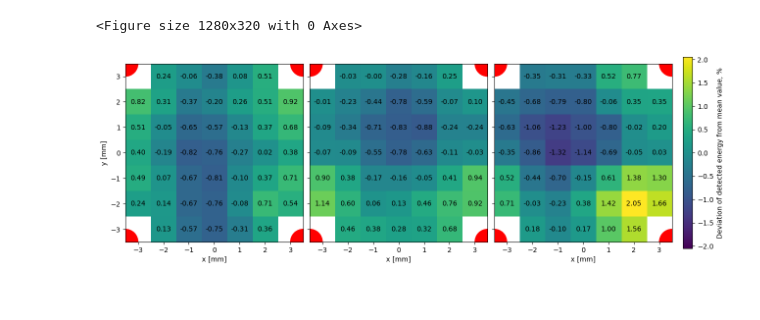
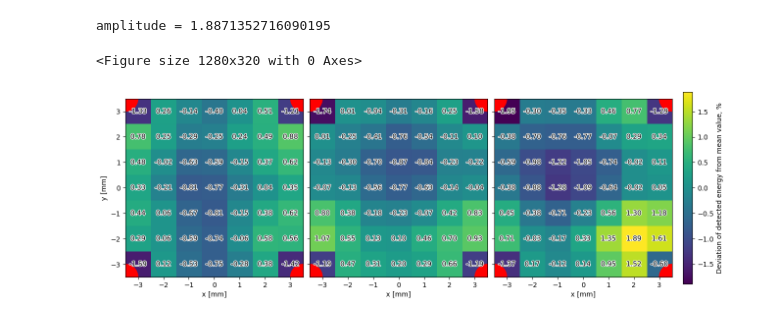
Before and after one commit to Denys-Klekots/GRAiNITA_testbeam, a Jupyter notebook: alight_maps_for_publication.ipynb, the cells around one changed output. Drawn from its saved outputs; the diff is of its cells as text; code cells hidden in the pictures.

```diff
--- a/alight_maps_for_publication.ipynb
+++ b/alight_maps_for_publication.ipynb
@@ -1,7 +1,8 @@
 # %%
 import numpy as np
 import matplotlib.pyplot as plt
-import matplotlib.colors as colors
+# import matplotlib.colors as colors
+import matplotlib.patheffects as path_effects
 
 map1 = np.loadtxt("for_publication_efficiency_MAPCorner0_25GeV.txt")
 map2 = np.loadtxt("for_publication_efficiency_MAPCorner1_25GeV.txt")
@@ -12,29 +13,29 @@ maps = [map1, map2, map3]
 plt.figure(figsize=( 6.4*2, 4.8*(2/3) ) )
 
 
+nonCornerSelect = np.array([
+    [0, 1, 1, 1, 1, 1, 0],
+    [1, 1, 1, 1, 1, 1, 1],
+    [1, 1, 1, 1, 1, 1, 1],
+    [1, 1, 1, 1, 1, 1, 1],
+    [1, 1, 1, 1, 1, 1, 1],
+    [1, 1, 1, 1, 1, 1, 1],
+    [0, 1, 1, 1, 1, 1, 0]
+], dtype=bool)
+
 amplitude = 0
 
 for i, mesh in enumerate(maps):
 
-    mesh_mean_primary = np.mean(mesh)
-
-    mesh[0,0] = mesh_mean_primary
-    mesh[0,6] = mesh_mean_primary
-    mesh[6,0] = mesh_mean_primary
-    mesh[6,6] = mesh_mean_primary
-
-    mesh /= np.mean(mesh)
+    mesh /= np.mean(mesh[nonCornerSelect])
 
     mesh[:,:] = (mesh[:,:]-1)*100 # to work as with mutable
 
-    if np.max(mesh) > amplitude:
+    if np.max(np.abs(mesh[nonCornerSelect])) > amplitude:
 
-        amplitude = np.max(mesh)
+        amplitude = np.max(np.abs(mesh[nonCornerSelect]))
 
-    mesh[0,0] = np.inf
-    mesh[0,6] = np.inf
-    mesh[6,0] = np.inf
-    mesh[6,6] = np.inf
+print("amplitude =", amplitude)
 
 fig, axes = plt.subplots(1,3, figsize=(6.4*2, 6.4*(2/3)), constrained_layout=True, sharey='row')
 
@@ -43,33 +44,39 @@ for map_number in range(len(maps)):
 
     map_transposed = np.transpose(maps[map_number])[::-1,:]
 
     im = axes[map_number].imshow(map_transposed, vmin = -amplitude, vmax = amplitude, extent=(-3.5, 3.5, -3.5, 3.5))
 
     for (j,i),label in np.ndenumerate(map_transposed):
 
         if label == np.inf:
             continue
 
-        axes[map_number].text(i-3,3-j,"{:.2f}".format(label),ha='center',va='center')
+        text = axes[map_number].text(i-3,3-j,"{:.2f}".format(label),ha='center',va='center')
+
+        text.set_path_effects([
+                                  path_effects.Stroke(linewidth=2, foreground='white'),  # Shadow (outline)
+                                  path_effects.Normal()  # Normal text on top
+                               ])
 
     circle1 = plt.Circle(( 3.5,  3.5), 0.5, color='r')
     circle2 = plt.Circle(( 3.5, -3.5), 0.5, color='r')
     circle3 = plt.Circle((-3.5,  3.5), 0.5, color='r')
     circle4 = plt.Circle((-3.5, -3.5), 0.5, color='r')
 
     axes[map_number].add_patch(circle1)
     axes[map_number].add_patch(circle2)
     axes[map_number].add_patch(circle3)
     axes[map_number].add_patch(circle4)
 
 axes[0].set_ylabel("y [mm]")
 
 axes[0].set_xlabel("x [mm]")
 axes[1].set_xlabel("x [mm]")
 axes[2].set_xlabel("x [mm]")
 
 colorbar = fig.colorbar(im, ax=axes, orientation='vertical', fraction=0.05, pad=0.02)
 colorbar.set_label("Deviation of detected energy from mean value, %")
 # %% [output]
-<Figure size 1280x320 with 0 Axes>
+amplitude = 1.8871352716090195
+<Figure size 1280x320 with 0 Axes>
-[figure, old version]
+[figure, new version]
```
Also changed, not shown: 1 other file.
